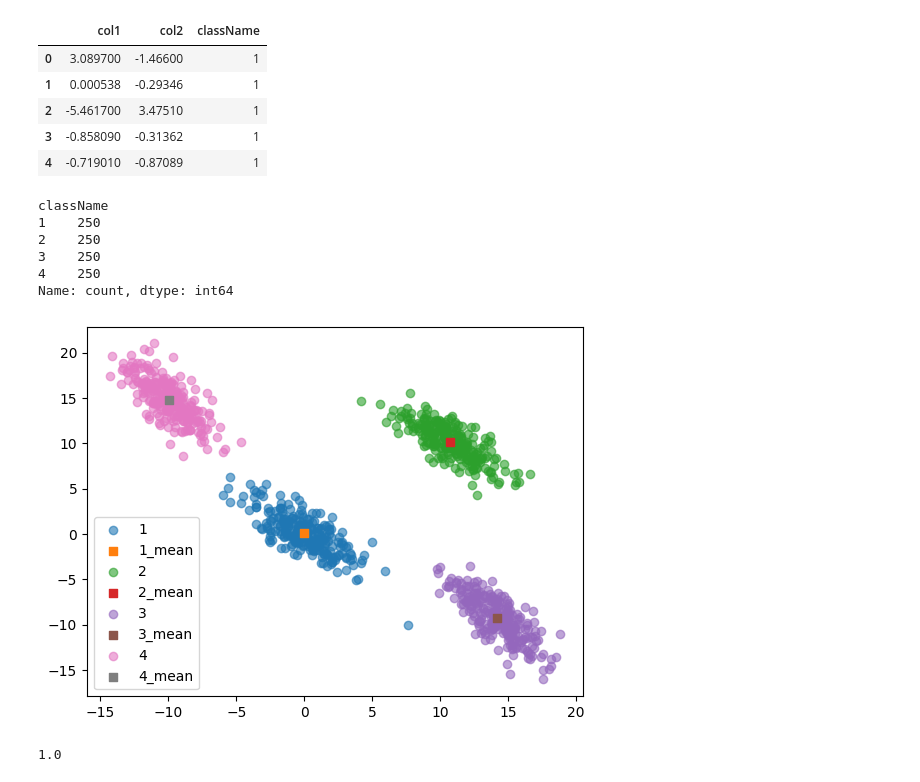
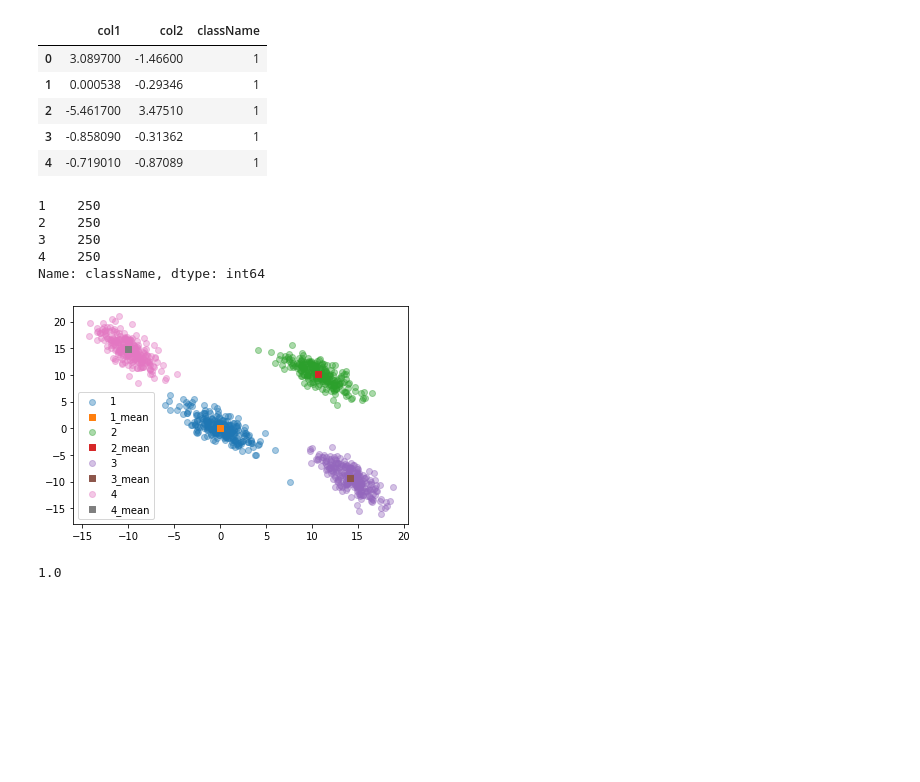
Before and after one commit to amankushwaha25/CS401-IML-Assignment, a Jupyter notebook: LinearSeparable.ipynb, the cells around one changed output. Drawn from its saved outputs; the diff is of its cells as text; code cells hidden in the pictures; blank space fills up the shorter version.

```diff
--- a/LinearSeparable.ipynb
+++ b/LinearSeparable.ipynb
@@ -10,4 +10,5 @@ from sklearn.neighbors import KNeighborsClassifier
 # %% [markdown]
 Data Extraction
 # %%
-path = 'C:\\IML-Assignment1\\1_Data\\1_Data\\group2\\classification\\linearlySeparabel\\class1_train.txt'
+# path = 'C:\\IML-Assignment1\\1_Data\\1_Data\\group2\\classification\\linearlySeparabel\\class1_train.txt'
+directoryPath = '1_Data\\1_Data\\group2\\classification\\linearlySeparable'
@@ -17,14 +15,20 @@ df_test = pd.DataFrame(columns=['col1','col2','className'])
 # %%
-#merge all the training data related with the linearly separable into one
+df = pd.DataFrame(columns=['col1','col2','className'])
+df_test = pd.DataFrame(columns=['col1','col2','className'])
+
+
+#merge all the training df related with the linearly separable into one
 for i in range(1,5):
-    with open('C:\\IML-Assignment1\\1_Data\\1_Data\\group2\\classification\\linearlySeparable\\class'+ str(i) + '_train.txt') as file:
+    filePath = directoryPath + '\\class' + str(i) + '_train.txt'
+    with open(filePath,'r') as file:
         data = file.readlines()
         for line in data:
             row = line.split()
             row.append(i)
             df.loc[len(df)] = row
 for i in range(1,5):
-    with open('C:\\IML-Assignment1\\1_Data\\1_Data\\group2\\classification\\linearlySeparable\\class'+ str(i) + '_test.txt') as file:
+    filePath = directoryPath + '\\class' + str(i) + '_test.txt'
+    with open(filePath,'r') as file:
         data = file.readlines()
         for line in data:
             row = line.split()
@@ -47,25 +51,25 @@ df.head()
 # %%
 df.className.value_counts()
 # %% [output]
-className
 1    250
 2    250
 3    250
 4    250
-Name: count, dtype: int64
+Name: className, dtype: int64
 # %%
 def data_plot(df):
     groups = df.groupby('className')
 
     for name, group in groups:
-        plt.scatter(group.col1, group.col2, marker='o', label=name, alpha=0.6)
+        plt.scatter(group.col1, group.col2, marker='o', label=name, alpha=0.4)
         mean_label = str(name) + '_mean'
         plt.scatter(x = group.col1.mean(), y = group.col2.mean(), marker='s', label = mean_label, alpha=1)
     plt.legend()
     plt.show()
+
 data_plot(df)
 # %% [output]
-[figure, old version]
+[figure, new version]
 # %%
 nn_classifier = KNeighborsClassifier(n_neighbors = 1)
 
```
Also changed, not shown: parts of 21 cells of this notebook.
